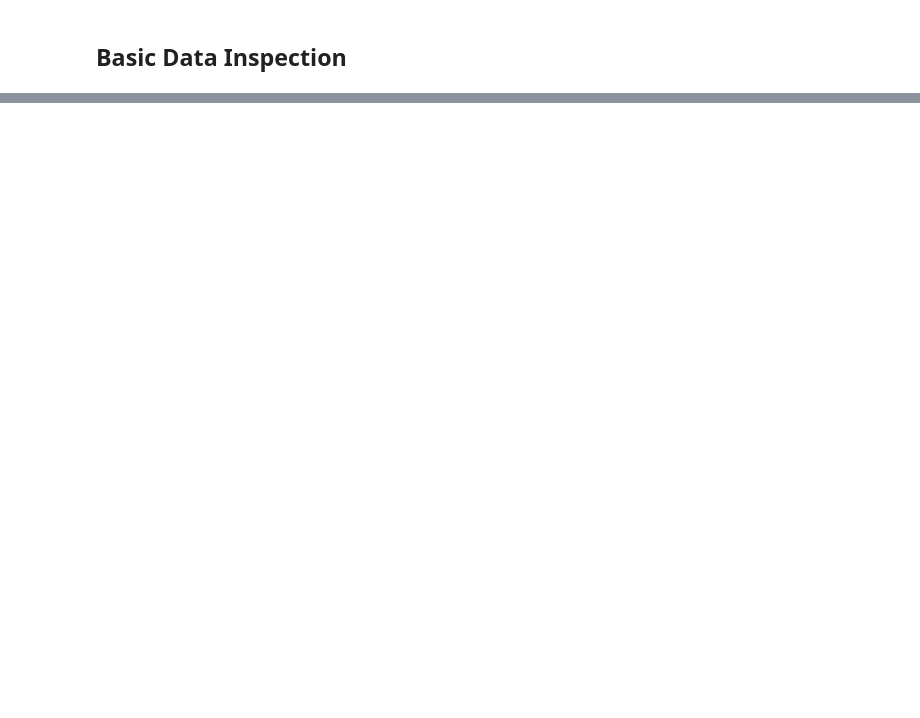
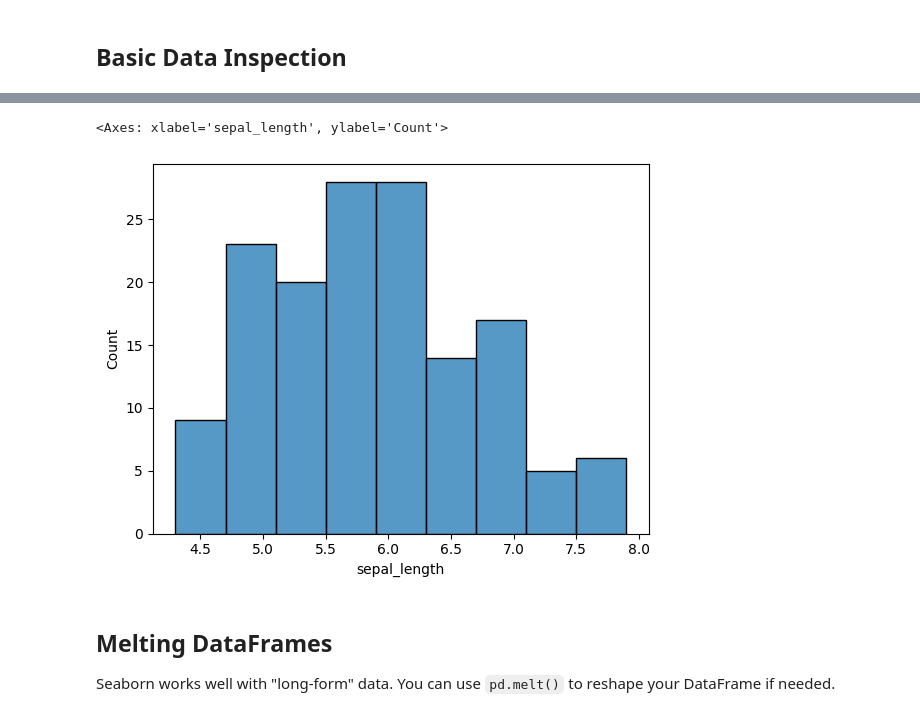
Before and after one commit to industrial-data-analysis-68/lectures, a Jupyter notebook: src/T05_data_visualization/C02_seaborn.ipynb, the cells around one changed output, grey strips where cells are left out. Saved outputs shown, nothing was run; the diff lists cells and outputs as text; code cells hidden in the pictures; blank space fills up the shorter version.

```diff
--- a/src/T05_data_visualization/C02_seaborn.ipynb
+++ b/src/T05_data_visualization/C02_seaborn.ipynb
@@ -34,9 +59,15 @@ plt.show()
 # %%
 # Plot histogram for a single column
-plt.figure(figsize=(8, 6))
-sns.histplot(data=iris, x="sepal_length", bins=20, color="skyblue", edgecolor="black")
-plt.title("Distribution of Sepal Length")
-plt.xlabel("Sepal Length (cm)")
-plt.ylabel("Frequency")
-plt.tight_layout()
-plt.show()
+sns.histplot(data=iris, x="sepal_length")
+
+# Add more customizations to histogram
+# plt.figure(figsize=(8, 6))
+# sns.histplot(data=iris, x="sepal_length", bins=20, color="skyblue", edgecolor="black")
+# plt.title("Distribution of Sepal Length")
+# plt.xlabel("Sepal Length (cm)")
+# plt.ylabel("Frequency")
+# plt.tight_layout()
+# plt.show()
+# %% [output]
+<Axes: xlabel='sepal_length', ylabel='Count'>
+[figure, added]
@@ -56,0 +74,4 @@ plt.show()
+# %% [markdown]
+## Melting DataFrames
+
+Seaborn works well with "long-form" data. You can use `pd.melt()` to reshape your DataFrame if needed.
```
Also changed, not shown: parts of 15 cells of this notebook, 23 other files.
